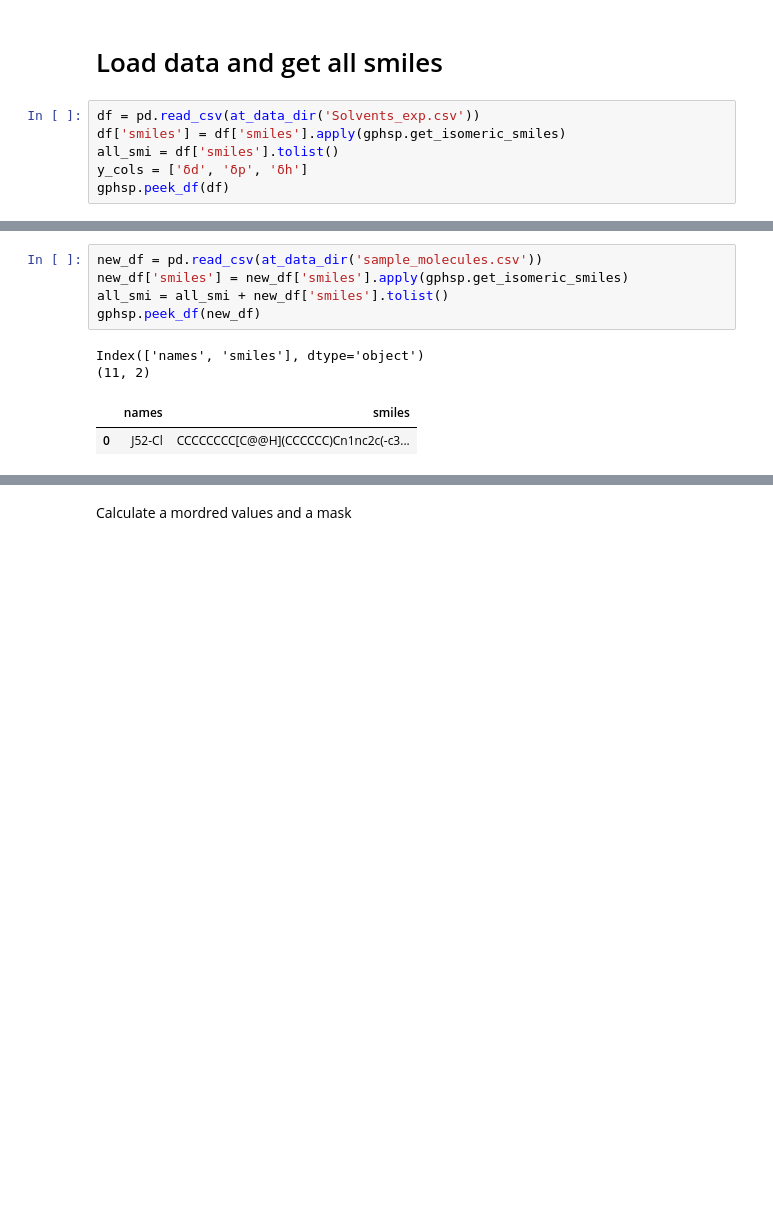
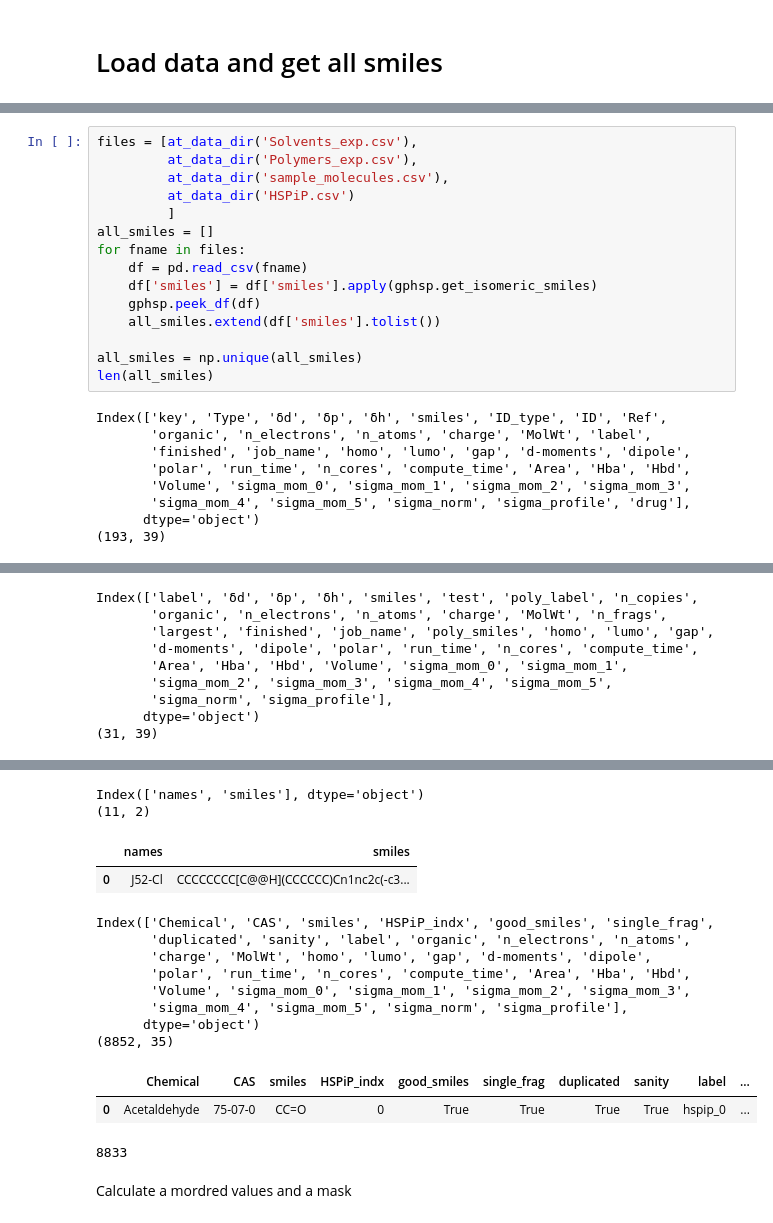
Before and after one commit to aspuru-guzik-group/gpHSP, a Jupyter notebook: 0_prepare_features.ipynb, the cells around one changed output, grey strips where cells are left out. Drawn from its saved outputs; the diff is of its cells as text; blank space fills up the shorter version.

```diff
--- a/0_prepare_features.ipynb
+++ b/0_prepare_features.ipynb
@@ -27,9 +27,3 @@ import gphsp
 at_data_dir = lambda x: os.path.join('gpHSP/data', x)
 # %% [markdown]
 # Load data and get all smiles
-# %%
-df = pd.read_csv(at_data_dir('Solvents_exp.csv'))
-df['smiles'] = df['smiles'].apply(gphsp.get_isomeric_smiles)
-all_smi = df['smiles'].tolist()
-y_cols = ['δd', 'δp', 'δh']
-gphsp.peek_df(df)
@@ -64,10 +30,24 @@ Index(['label', 'δd', 'δp', 'δh', 'smiles', 'test', 'poly_label', 'n_copies',
-# %%
-new_df = pd.read_csv(at_data_dir('sample_molecules.csv'))
-new_df['smiles'] = new_df['smiles'].apply(gphsp.get_isomeric_smiles)
-all_smi = all_smi + new_df['smiles'].tolist()
-gphsp.peek_df(new_df)
-# %% [output]
-Index(['names', 'smiles'], dtype='object')
-(11, 2)
-|  | names | smiles |
-| 0 | J52-Cl | CCCCCCCC[C@@H](CCCCCC)Cn1nc2c(-c3... |
+# %%
+files = [at_data_dir('Solvents_exp.csv'),
+         at_data_dir('Polymers_exp.csv'),
+         at_data_dir('sample_molecules.csv'),
+         at_data_dir('HSPiP.csv')
+         ]
+all_smiles = []
+for fname in files:
+    df = pd.read_csv(fname)
+    df['smiles'] = df['smiles'].apply(gphsp.get_isomeric_smiles)
+    gphsp.peek_df(df)
+    all_smiles.extend(df['smiles'].tolist())
+
+all_smiles = np.unique(all_smiles)
+len(all_smiles)
+# %% [output]
+Index(['key', 'Type', 'δd', 'δp', 'δh', 'smiles', 'ID_type', 'ID', 'Ref',
+       'organic', 'n_electrons', 'n_atoms', 'charge', 'MolWt', 'label',
+       'finished', 'job_name', 'homo', 'lumo', 'gap', 'd-moments', 'dipole',
+       'polar', 'run_time', 'n_cores', 'compute_time', 'Area', 'Hba', 'Hbd',
+       'Volume', 'sigma_mom_0', 'sigma_mom_1', 'sigma_mom_2', 'sigma_mom_3',
+       'sigma_mom_4', 'sigma_mom_5', 'sigma_norm', 'sigma_profile', 'drug'],
+      dtype='object')
+(193, 39)
@@ -73,0 +56,9 @@ Index(['names', 'smiles'], dtype='object')
+Index(['label', 'δd', 'δp', 'δh', 'smiles', 'test', 'poly_label', 'n_copies',
+       'organic', 'n_electrons', 'n_atoms', 'charge', 'MolWt', 'n_frags',
+       'largest', 'finished', 'job_name', 'poly_smiles', 'homo', 'lumo', 'gap',
+       'd-moments', 'dipole', 'polar', 'run_time', 'n_cores', 'compute_time',
+       'Area', 'Hba', 'Hbd', 'Volume', 'sigma_mom_0', 'sigma_mom_1',
+       'sigma_mom_2', 'sigma_mom_3', 'sigma_mom_4', 'sigma_mom_5',
+       'sigma_norm', 'sigma_profile'],
+      dtype='object')
+(31, 39)
@@ -74,3 +67,18 @@ Index(['names', 'smiles'], dtype='object')
+Index(['names', 'smiles'], dtype='object')
+(11, 2)
+|  | names | smiles |
+| 0 | J52-Cl | CCCCCCCC[C@@H](CCCCCC)Cn1nc2c(-c3... |
+Index(['Chemical', 'CAS', 'smiles', 'HSPiP_indx', 'good_smiles', 'single_frag',
+       'duplicated', 'sanity', 'label', 'organic', 'n_electrons', 'n_atoms',
+       'charge', 'MolWt', 'homo', 'lumo', 'gap', 'd-moments', 'dipole',
+       'polar', 'run_time', 'n_cores', 'compute_time', 'Area', 'Hba', 'Hbd',
+       'Volume', 'sigma_mom_0', 'sigma_mom_1', 'sigma_mom_2', 'sigma_mom_3',
+       'sigma_mom_4', 'sigma_mom_5', 'sigma_norm', 'sigma_profile'],
+      dtype='object')
+(8852, 35)
+|  | Chemical | CAS | smiles | HSPiP_indx | good_smiles | single_frag | duplicated | sanity | label | ... |
+| 0 | Acetaldehyde | 75-07-0 | CC=O | 0 | True | True | True | True | hspip_0 | ... |
+8833
 # %% [markdown]
 Calculate a mordred values and a mask
 # %%
```
Also changed, not shown: parts of 5 cells of this notebook, 1 other file.
